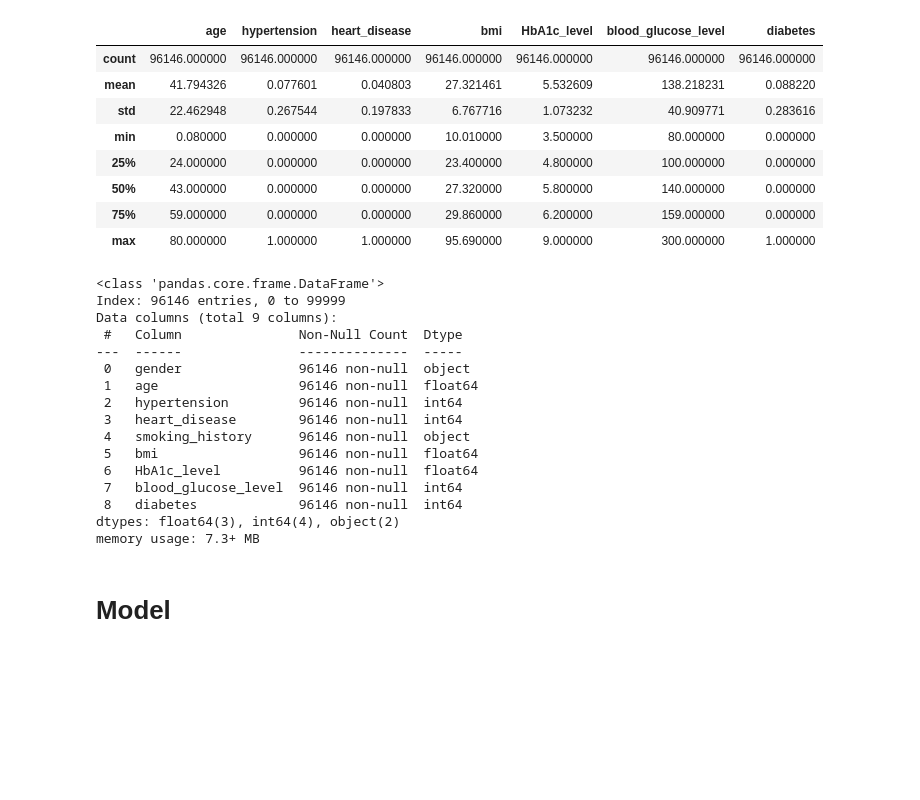
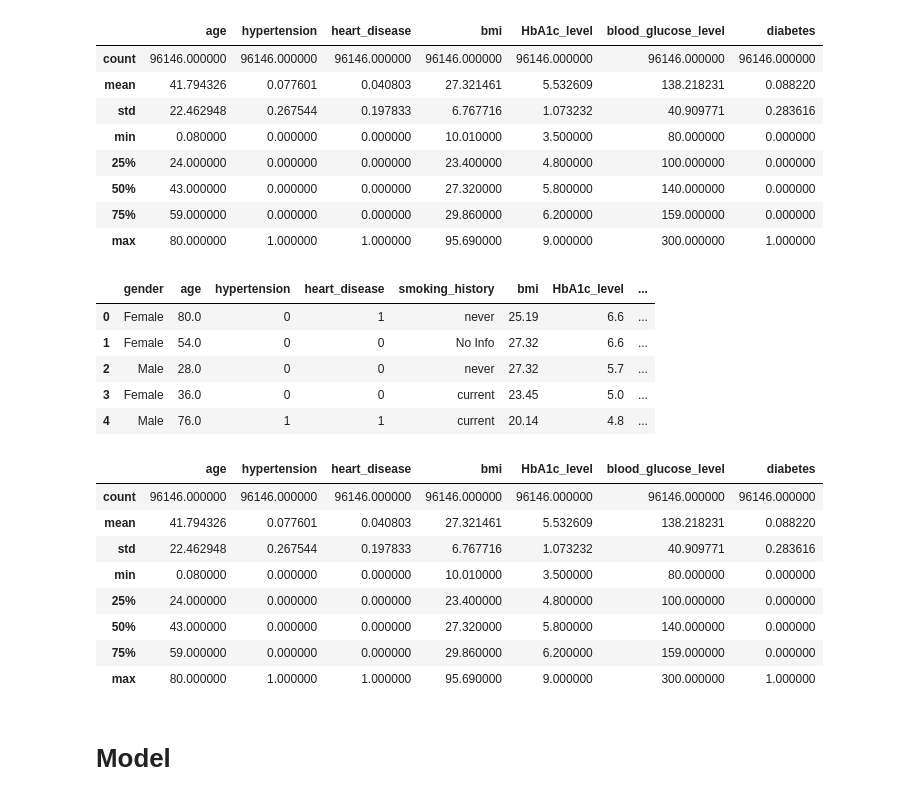
Before and after one commit to pratikkachhadiya05/Diabetes-Risk-Prediction-, a Jupyter notebook: model.ipynb, the cells around one changed output. Saved outputs shown, nothing was run; the diff lists cells and outputs as text; code cells hidden in the pictures; blank space fills up the shorter version.

```diff
--- a/model.ipynb
+++ b/model.ipynb
@@ -101,24 +101,26 @@ data.describe()
 | 75% | 59.000000 | 0.000000 | 0.000000 | 29.860000 | 6.200000 | 159.000000 | 0.000000 |
 | max | 80.000000 | 1.000000 | 1.000000 | 95.690000 | 9.000000 | 300.000000 | 1.000000 |
 # %%
-data.info()
+data.head()
 # %% [output]
-<class 'pandas.core.frame.DataFrame'>
-Index: 96146 entries, 0 to 99999
-Data columns (total 9 columns):
- #   Column               Non-Null Count  Dtype
----  ------               --------------  -----
- 0   gender               96146 non-null  object
- 1   age                  96146 non-null  float64
- 2   hypertension         96146 non-null  int64
- 3   heart_disease        96146 non-null  int64
- 4   smoking_history      96146 non-null  object
- 5   bmi                  96146 non-null  float64
- 6   HbA1c_level          96146 non-null  float64
- 7   blood_glucose_level  96146 non-null  int64
- 8   diabetes             96146 non-null  int64
-dtypes: float64(3), int64(4), object(2)
-memory usage: 7.3+ MB
+|  | gender | age | hypertension | heart_disease | smoking_history | bmi | HbA1c_level | ... |
+| 0 | Female | 80.0 | 0 | 1 | never | 25.19 | 6.6 | ... |
+| 1 | Female | 54.0 | 0 | 0 | No Info | 27.32 | 6.6 | ... |
+| 2 | Male | 28.0 | 0 | 0 | never | 27.32 | 5.7 | ... |
+| 3 | Female | 36.0 | 0 | 0 | current | 23.45 | 5.0 | ... |
+| 4 | Male | 76.0 | 1 | 1 | current | 20.14 | 4.8 | ... |
+# %%
+data.describe()
+# %% [output]
+|  | age | hypertension | heart_disease | bmi | HbA1c_level | blood_glucose_level | diabetes |
+| count | 96146.000000 | 96146.000000 | 96146.000000 | 96146.000000 | 96146.000000 | 96146.000000 | 96146.000000 |
+| mean | 41.794326 | 0.077601 | 0.040803 | 27.321461 | 5.532609 | 138.218231 | 0.088220 |
+| std | 22.462948 | 0.267544 | 0.197833 | 6.767716 | 1.073232 | 40.909771 | 0.283616 |
+| min | 0.080000 | 0.000000 | 0.000000 | 10.010000 | 3.500000 | 80.000000 | 0.000000 |
+| 25% | 24.000000 | 0.000000 | 0.000000 | 23.400000 | 4.800000 | 100.000000 | 0.000000 |
+| 50% | 43.000000 | 0.000000 | 0.000000 | 27.320000 | 5.800000 | 140.000000 | 0.000000 |
+| 75% | 59.000000 | 0.000000 | 0.000000 | 29.860000 | 6.200000 | 159.000000 | 0.000000 |
+| max | 80.000000 | 1.000000 | 1.000000 | 95.690000 | 9.000000 | 300.000000 | 1.000000 |
 # %%
 
 x = data.iloc[:,:8]
```
Also changed, not shown: parts of 8 cells of this notebook, 2 other files.
